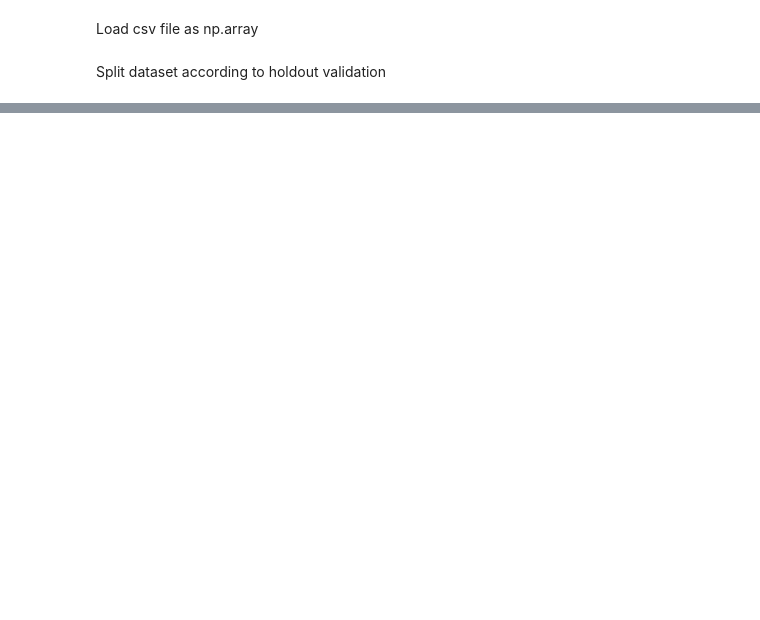
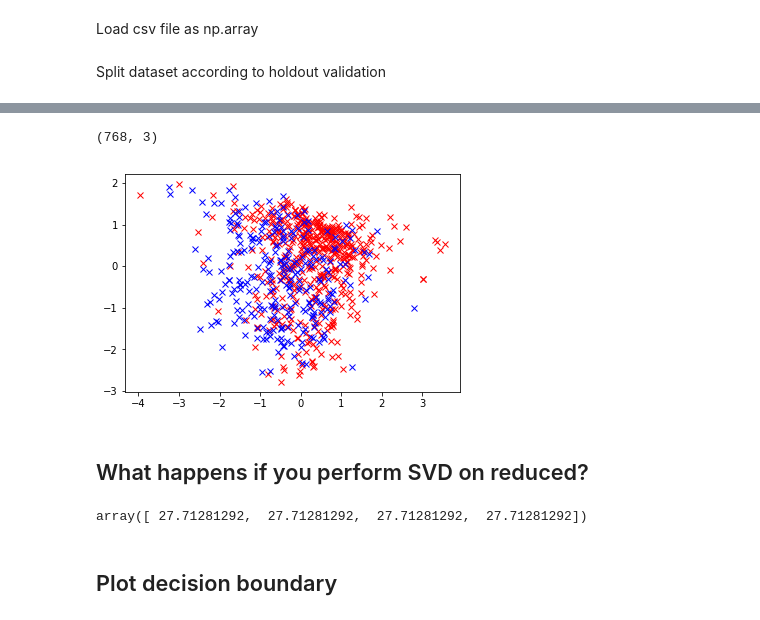
Before and after one commit to antonstenaxel/Machine_Learning_Algorithms, a Jupyter notebook: Bayesian/Naive_Bayes/Naive_Bayes.ipynb, the cells around one changed output, grey strips where cells are left out. Cells and saved outputs as stored; diff of their text form; code cells hidden in the pictures; blank space fills up the shorter version.

```diff
--- a/Bayesian/Naive_Bayes/Naive_Bayes.ipynb
+++ b/Bayesian/Naive_Bayes/Naive_Bayes.ipynb
@@ -66,0 +189,22 @@ train_set,test_set = test_train_split(data,0.95)
+# %%
+v_2 = v[:,:2]
+# %%
+reduced_data_unlabeled_2 = np.dot(data[:,:-1],v_2)
+reduced_data_2 = np.append(reduced_data_unlabeled_2,data[:,-1].reshape([768,1]),axis = 1)
+# %%
+reduced_data_2[:,:-1] = (reduced_data_2[:,:-1]-np.mean(reduced_data_2[:,:-1],axis=0))/np.std(reduced_data_2[:,:-1],axis=0)
+# %%
+np.shape(reduced_data_2)
+# %% [output]
+(768, 3)
+# %%
+class_0 = reduced_data_2[reduced_data_2[:,-1]==0][:,:2]
+class_1 = reduced_data_2[reduced_data_2[:,-1]==1][:,:2]
+# %%
+plt.plot(class_0[:,0],class_0[:,1],'rx')
+plt.plot(class_1[:,0],class_1[:,1],'bx')
+plt.show()
+# %% [output]
+[figure, added]
+# %% [markdown]
+## What happens if you perform SVD on reduced?
@@ -66,0 +213,6 @@ train_set,test_set = test_train_split(data,0.95)
+# %%
+s
+# %% [output]
+array([ 27.71281292,  27.71281292,  27.71281292,  27.71281292])
+# %% [markdown]
+## Plot decision boundary
```
Also changed, not shown: parts of 48 cells of this notebook, 1 other file.
